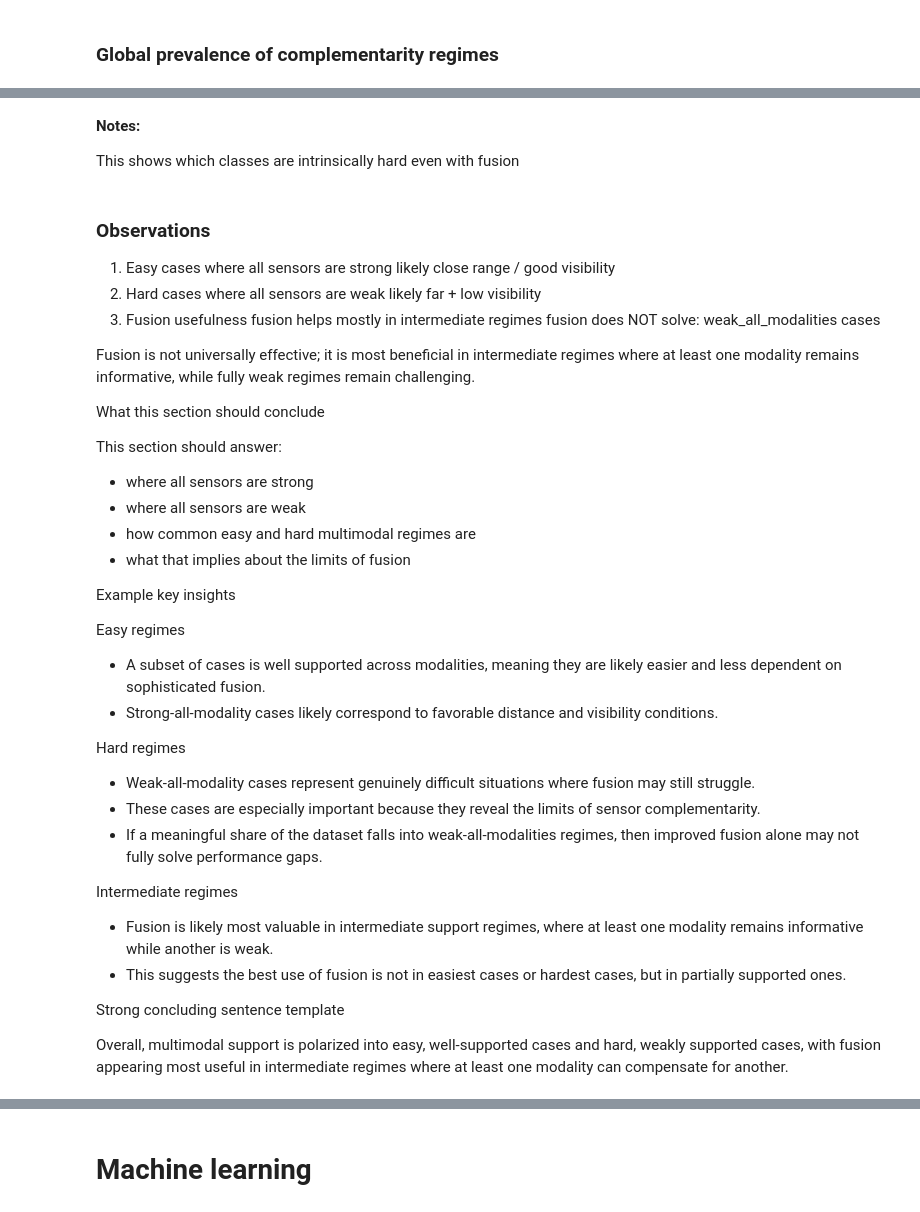
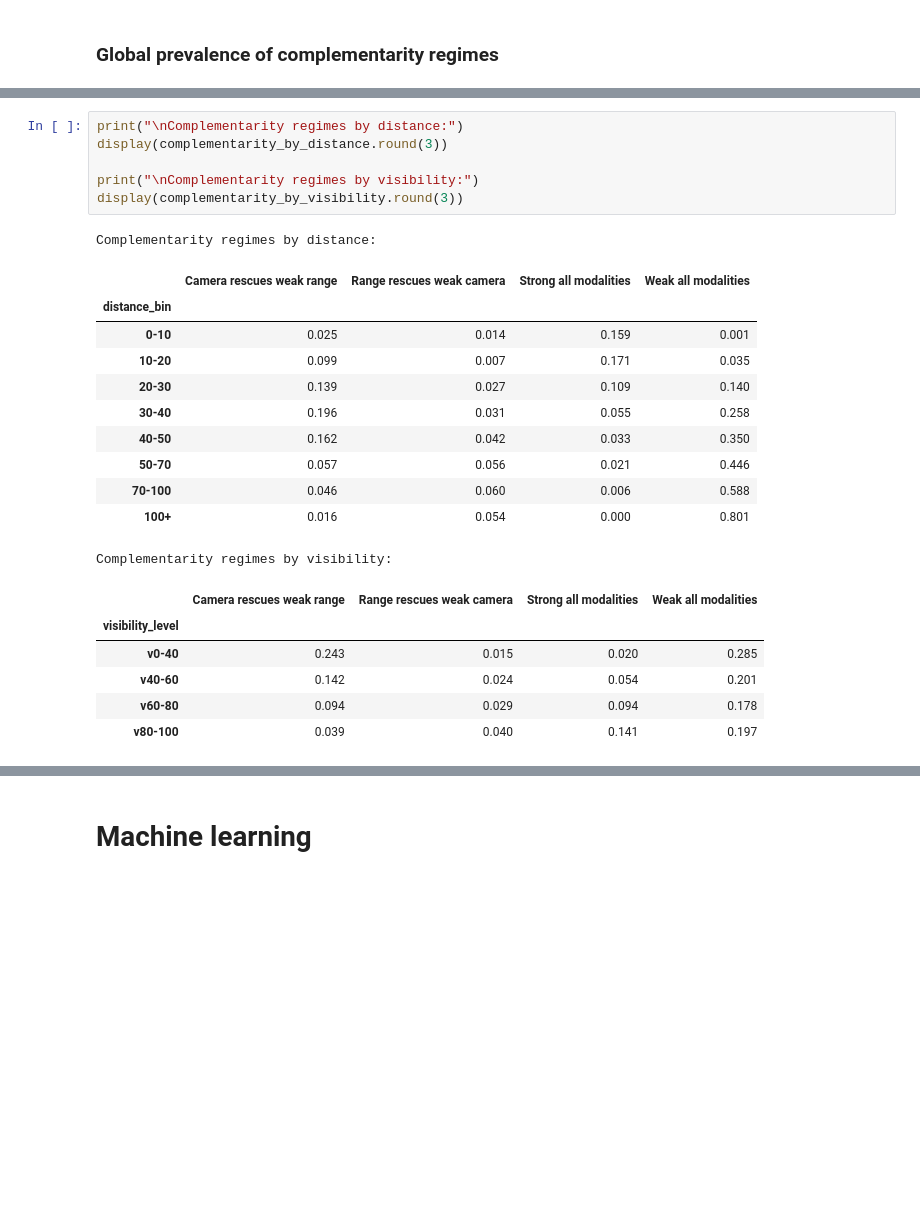
Before and after one commit to darkcyan-ugli-fruit/nuscenes-multimodal-learning, a Jupyter notebook: notebooks/00_EDA.ipynb, the cells around one changed output, grey strips where cells are left out. Saved outputs shown, nothing was run; the diff lists cells and outputs as text; blank space fills up the shorter version.

```diff
--- a/notebooks/00_EDA.ipynb
+++ b/notebooks/00_EDA.ipynb
@@ -2373,51 +2069,25 @@ plot_bar_from_table(
-# %% [markdown]
-**Notes:**
-
-This shows which classes are intrinsically hard even with fusion
-# %% [markdown]
-### Observations
-
-1. Easy cases
-where all sensors are strong
-likely close range / good visibility
-2. Hard cases
-where all sensors are weak
-likely far + low visibility
-3. Fusion usefulness
-fusion helps mostly in intermediate regimes
-fusion does NOT solve:
-weak_all_modalities cases
-
-
-Fusion is not universally effective; it is most beneficial in intermediate regimes where at least one modality remains informative, while fully weak regimes remain challenging.
-
-
-What this section should conclude
-
-This section should answer:
-
-* where all sensors are strong
-* where all sensors are weak
-* how common easy and hard multimodal regimes are
-* what that implies about the limits of fusion
-
-
-Example key insights
-
-Easy regimes
-* A subset of cases is well supported across modalities, meaning they are likely easier and less dependent on sophisticated fusion.
-* Strong-all-modality cases likely correspond to favorable distance and visibility conditions.
-
-Hard regimes
-* Weak-all-modality cases represent genuinely difficult situations where fusion may still struggle.
-* These cases are especially important because they reveal the limits of sensor complementarity.
-* If a meaningful share of the dataset falls into weak-all-modalities regimes, then improved fusion alone may not fully solve performance gaps.
-
-Intermediate regimes
-* Fusion is likely most valuable in intermediate support regimes, where at least one modality remains informative while another is weak.
-* This suggests the best use of fusion is not in easiest cases or hardest cases, but in partially supported ones.
-
-
-Strong concluding sentence template
-
-Overall, multimodal support is polarized into easy, well-supported cases and hard, weakly supported cases, with fusion appearing most useful in intermediate regimes where at least one modality can compensate for another.
+# %%
+print("\nComplementarity regimes by distance:")
+display(complementarity_by_distance.round(3))
+
+print("\nComplementarity regimes by visibility:")
+display(complementarity_by_visibility.round(3))
+# %% [output]
+Complementarity regimes by distance:
+|  | Camera rescues weak range | Range rescues weak camera | Strong all modalities | Weak all modalities |
+| distance_bin |  |  |  |  |
+| 0-10 | 0.025 | 0.014 | 0.159 | 0.001 |
+| 10-20 | 0.099 | 0.007 | 0.171 | 0.035 |
+| 20-30 | 0.139 | 0.027 | 0.109 | 0.140 |
+| 30-40 | 0.196 | 0.031 | 0.055 | 0.258 |
+| 40-50 | 0.162 | 0.042 | 0.033 | 0.350 |
+| 50-70 | 0.057 | 0.056 | 0.021 | 0.446 |
+| 70-100 | 0.046 | 0.060 | 0.006 | 0.588 |
+| 100+ | 0.016 | 0.054 | 0.000 | 0.801 |
+Complementarity regimes by visibility:
+|  | Camera rescues weak range | Range rescues weak camera | Strong all modalities | Weak all modalities |
+| visibility_level |  |  |  |  |
+| v0-40 | 0.243 | 0.015 | 0.020 | 0.285 |
+| v40-60 | 0.142 | 0.024 | 0.054 | 0.201 |
+| v60-80 | 0.094 | 0.029 | 0.094 | 0.178 |
+| v80-100 | 0.039 | 0.040 | 0.141 | 0.197 |
```
Also changed, not shown: parts of 51 cells of this notebook.
